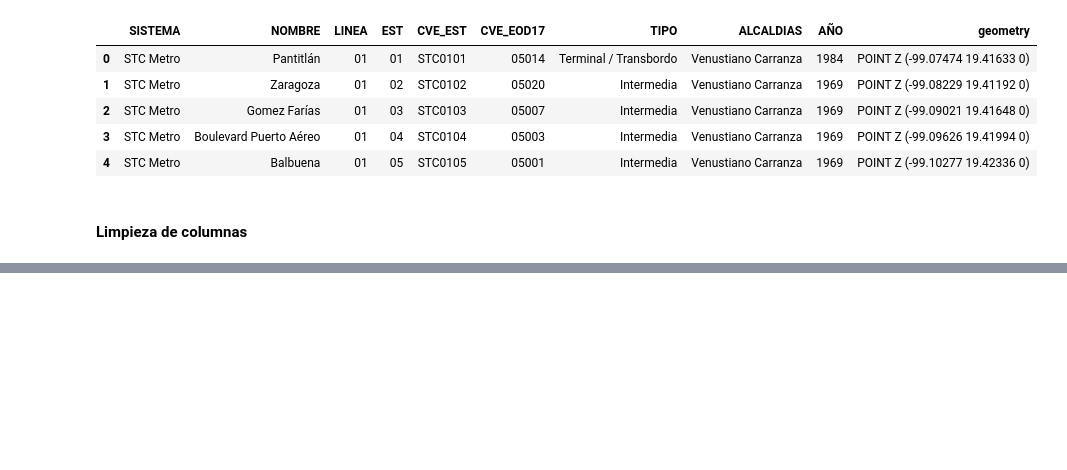
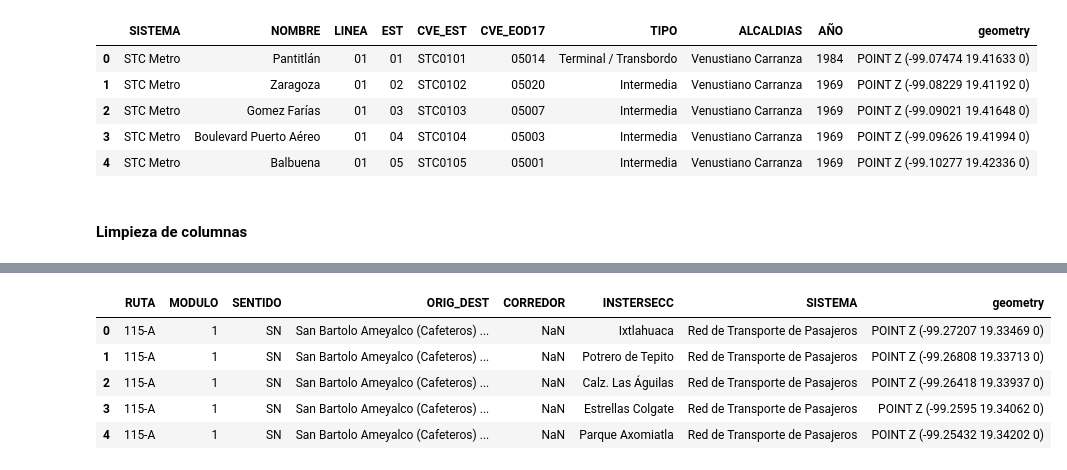
Before and after one commit to trio-tristeza/hackods-unam, a Jupyter notebook: notebooks/02_limpieza_datos_w.ipynb, the cells around one changed output, grey strips where cells are left out. Drawn from its saved outputs; the diff is of its cells as text; code cells hidden in the pictures; blank space fills up the shorter version.

```diff
--- a/notebooks/02_limpieza_datos_w.ipynb
+++ b/notebooks/02_limpieza_datos_w.ipynb
@@ -175,0 +242,10 @@ estaciones_metro_limpia.to_file("../datos/procesados/SCT_metro_limpia/estaciones
+# %%
+rtp_paradas = gpd.read_file(ruta_shp + "rtp_shp/RTP_paradas.shp")
+rtp_paradas.head()
+# %% [output]
+|  | RUTA | MODULO | SENTIDO | ORIG_DEST | CORREDOR | INSTERSECC | SISTEMA | geometry |
+| 0 | 115-A | 1 | SN | San Bartolo Ameyalco (Cafeteros) ... | NaN | Ixtlahuaca | Red de Transporte de Pasajeros | POINT Z (-99.27207 19.33469 0) |
+| 1 | 115-A | 1 | SN | San Bartolo Ameyalco (Cafeteros) ... | NaN | Potrero de Tepito | Red de Transporte de Pasajeros | POINT Z (-99.26808 19.33713 0) |
+| 2 | 115-A | 1 | SN | San Bartolo Ameyalco (Cafeteros) ... | NaN | Calz. Las Águilas | Red de Transporte de Pasajeros | POINT Z (-99.26418 19.33937 0) |
+| 3 | 115-A | 1 | SN | San Bartolo Ameyalco (Cafeteros) ... | NaN | Estrellas Colgate | Red de Transporte de Pasajeros | POINT Z (-99.2595 19.34062 0) |
+| 4 | 115-A | 1 | SN | San Bartolo Ameyalco (Cafeteros) ... | NaN | Parque Axomiatla | Red de Transporte de Pasajeros | POINT Z (-99.25432 19.34202 0) |
```
Also changed, not shown: parts of 18 cells of this notebook.
